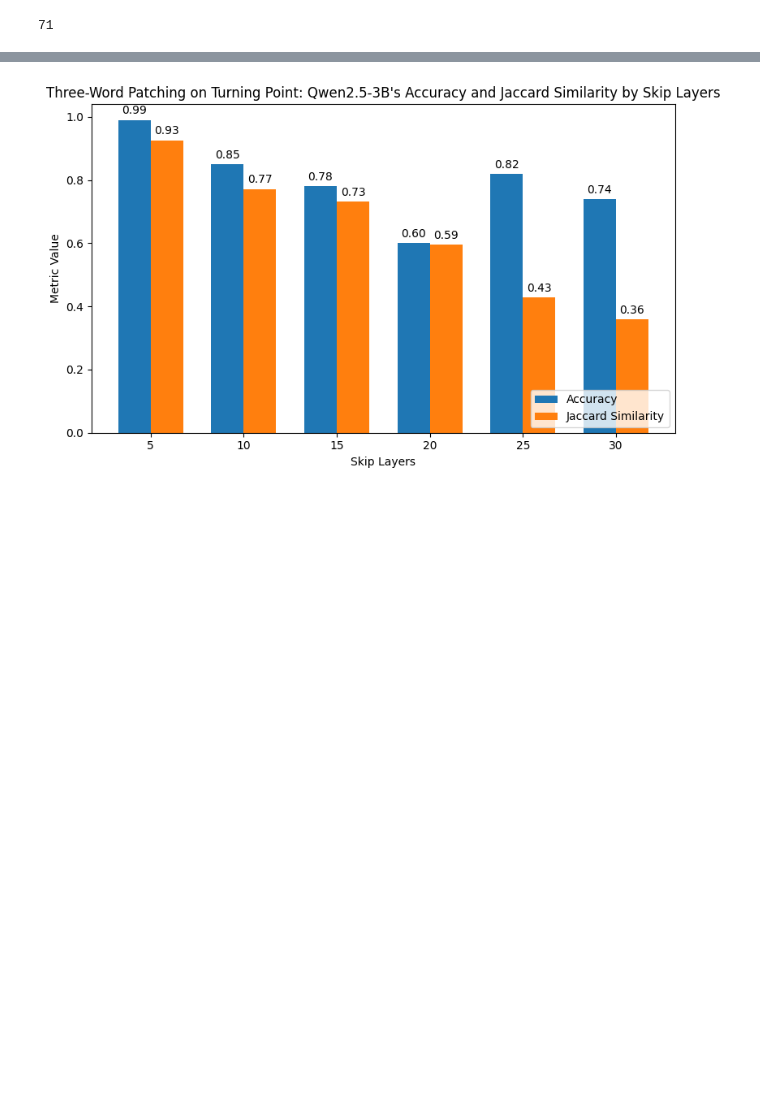
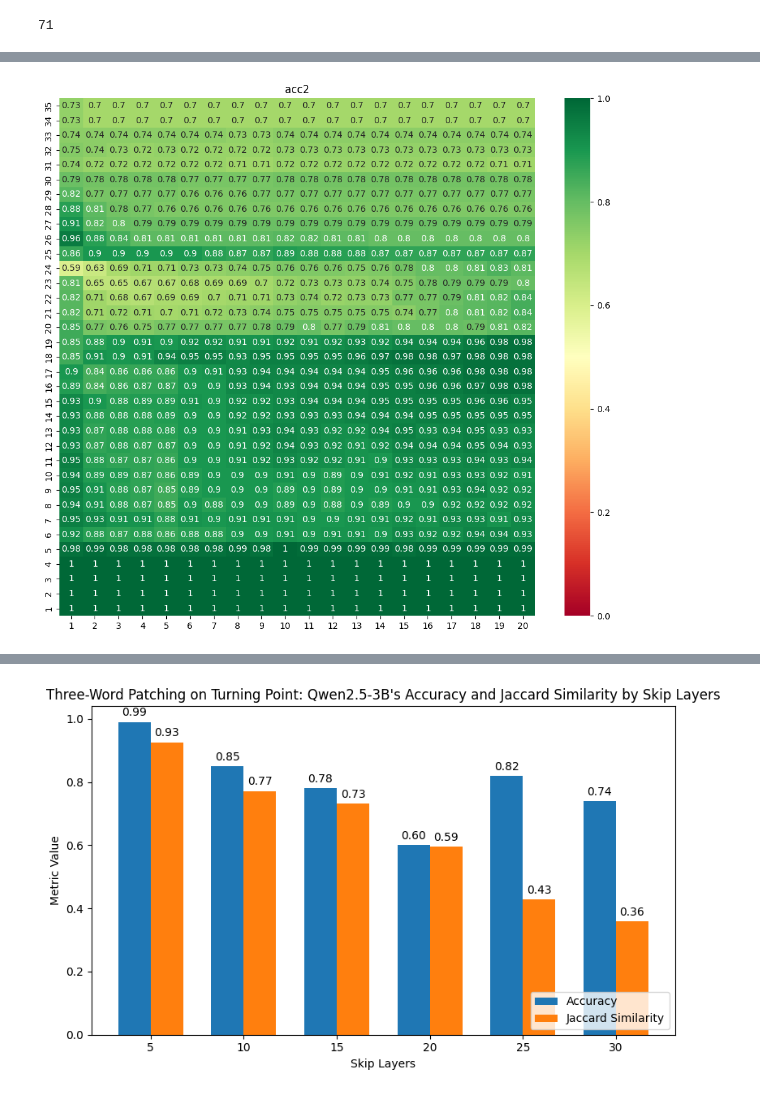
Before and after one commit to phusroyal/CopyMech, a Jupyter notebook: thesis-tflens_npatch.ipynb, the cells around one changed output, grey strips where cells are left out. Saved outputs shown, nothing was run; the diff lists cells and outputs as text; code cells hidden in the pictures; blank space fills up the shorter version.

```diff
--- a/thesis-tflens_npatch.ipynb
+++ b/thesis-tflens_npatch.ipynb
@@ -226,0 +218,7 @@ print(loaded_data)
+# %%
+from utils import misc
+task_name = 'turning_points'
+loaded_data = misc.load_dict_from_json(f"output/turning_points_swap_was_were.json")
+misc.plot_score_heatmaps(loaded_data, score_types=['acc2'])
+# %% [output]
+[figure, added]
```
Also changed, not shown: parts of 16 cells of this notebook, 7 other files.
